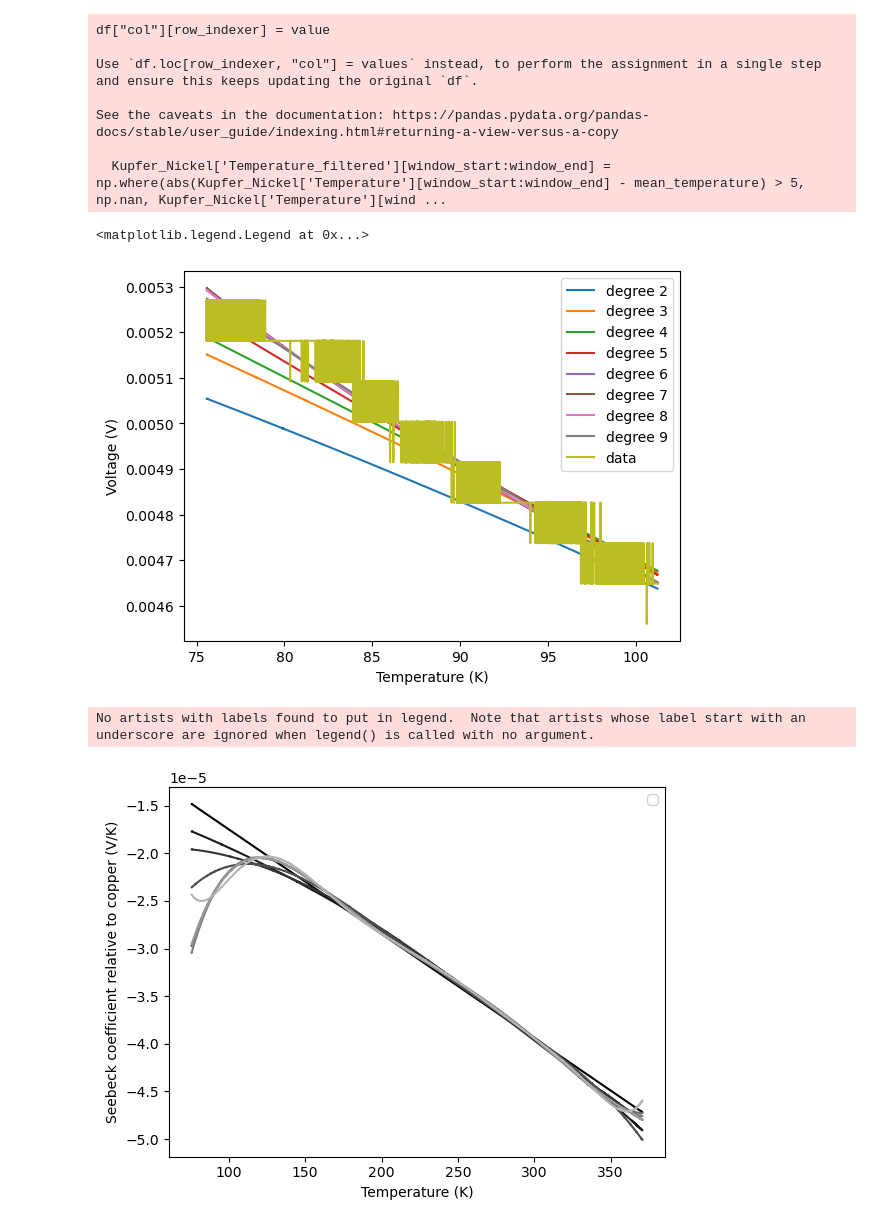
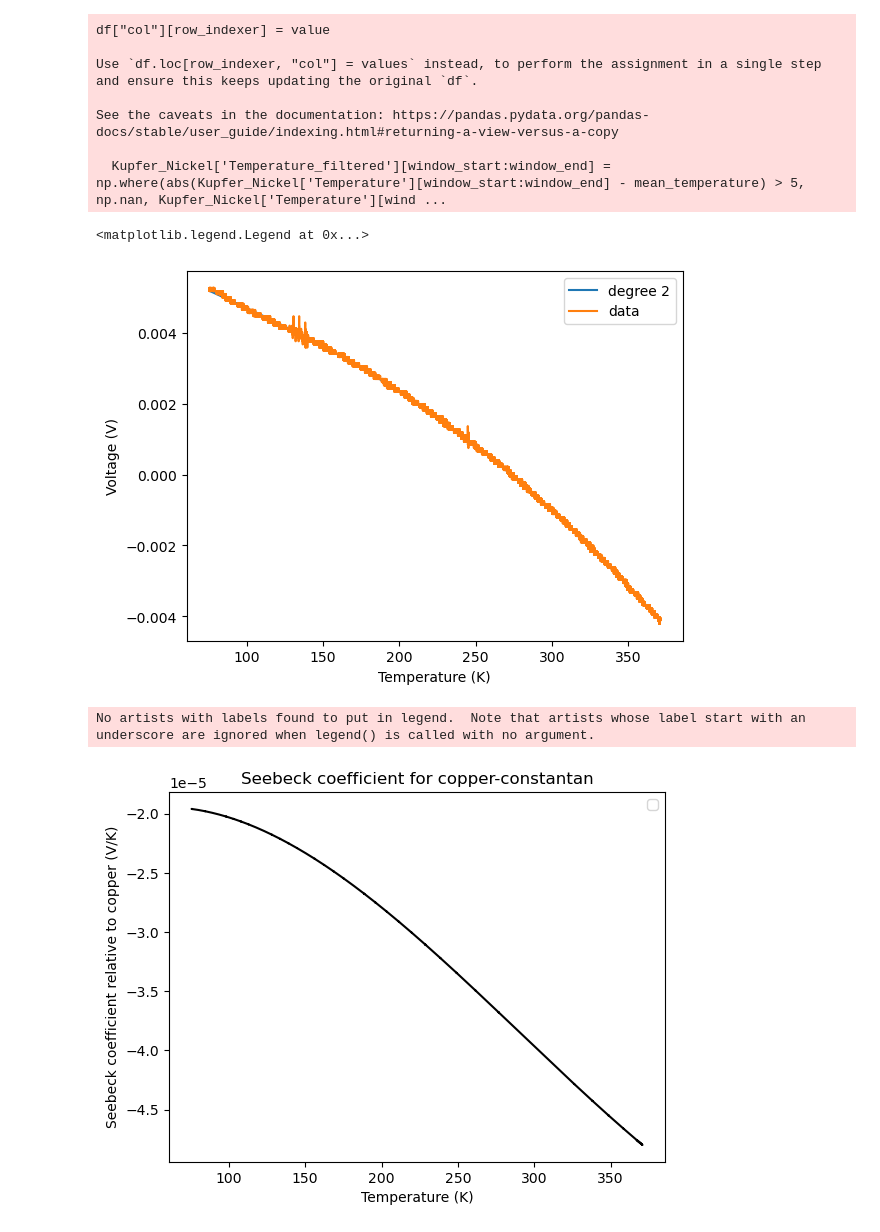
Before and after one commit to mreihs/pplus_seebeck, a Jupyter notebook: second_attempt/analysis.ipynb, the cells around one changed output. Saved outputs shown, nothing was run; the diff lists cells and outputs as text; code cells hidden in the pictures.

Commit message:
add plots

```diff
--- a/second_attempt/analysis.ipynb
+++ b/second_attempt/analysis.ipynb
@@ -8,0 +31,20 @@ import os
+# %%
+# literature values
+# thermopower of copper
+
+# plot the literature values
+plt.figure()
+T = np.linspace(70, 400, 1000)
+S_Cu = 0.041 * T * (np.exp(-T/93) + 0.123 - (0.442)/(1 + (T / 172.4)**3)) + 0.804
+
+# fit S_Cu using a third order polynomial
+# fit the data
+p = np.polyfit(T, S_Cu, 3)
+S_Cu_fit = np.polyval(p, T)
+
+plt.plot(T, S_Cu_fit, label='fit')
+plt.plot(T, S_Cu, label='literature')
+plt.xlabel('Temperature (K)')
+plt.ylabel('Thermopower (uV/K)')
+plt.legend()
+plt.show()
@@ -204,7 +248,7 @@ errors_k_k = []
 polynomials_k_n = []
 errors_k_n = []
 
-for i in range(2, 10):
+for i in range(4, 5):
     p = np.polyfit(Kupfer_Konstantan['Temperature_filtered_lowpass'], Kupfer_Konstantan['V_T'], i)
     polynomials_k_k.append(p)
     error = np.mean((np.polyval(p, Kupfer_Konstantan['Temperature_filtered_lowpass']) - Kupfer_Konstantan['V_T'])**2)
@@ -217,15 +261,15 @@ for i in range(2, 10):
 # %%
 plt.figure()
 
 for i, p in enumerate(polynomials_k_k):
-    plt.plot(Kupfer_Konstantan['Temperature_filtered_lowpass'][:50000], np.polyval(p, Kupfer_Konstantan['Temperature_filtered_lowpass'][:50000]), label='degree ' + str(i+2))
-plt.plot(Kupfer_Konstantan['Temperature_filtered_lowpass'][:50000], Kupfer_Konstantan['V_T'][:50000], label='data')
+    plt.plot(Kupfer_Konstantan['Temperature_filtered_lowpass'][:], np.polyval(p, Kupfer_Konstantan['Temperature_filtered_lowpass'][:]), label='degree ' + str(i+2))
+plt.plot(Kupfer_Konstantan['Temperature_filtered_lowpass'][:], Kupfer_Konstantan['V_T'][:], label='data')
 plt.xlabel('Temperature (K)')
 plt.ylabel('Voltage (V)')
 plt.legend()
 # %% [output]
 <matplotlib.legend.Legend at 0x...>
-[figure, old version]
+[figure, new version]
 # %%
 plt.figure()
 
@@ -241,8 +285,9 @@ for i, p in enumerate(polynomials_k_k):
 
 plt.xlabel('Temperature (K)')
 plt.ylabel('Seebeck coefficient relative to copper (V/K)')
+plt.title('Seebeck coefficient for copper-constantan')
 plt.legend()
 plt.show()
 # %% [output]
 No artists with labels found to put in legend.  Note that artists whose label start with an underscore are ignored when legend() is called with no argument.
-[figure, old version]
+[figure, new version]
```
Also changed, not shown: parts of 8 cells of this notebook.
